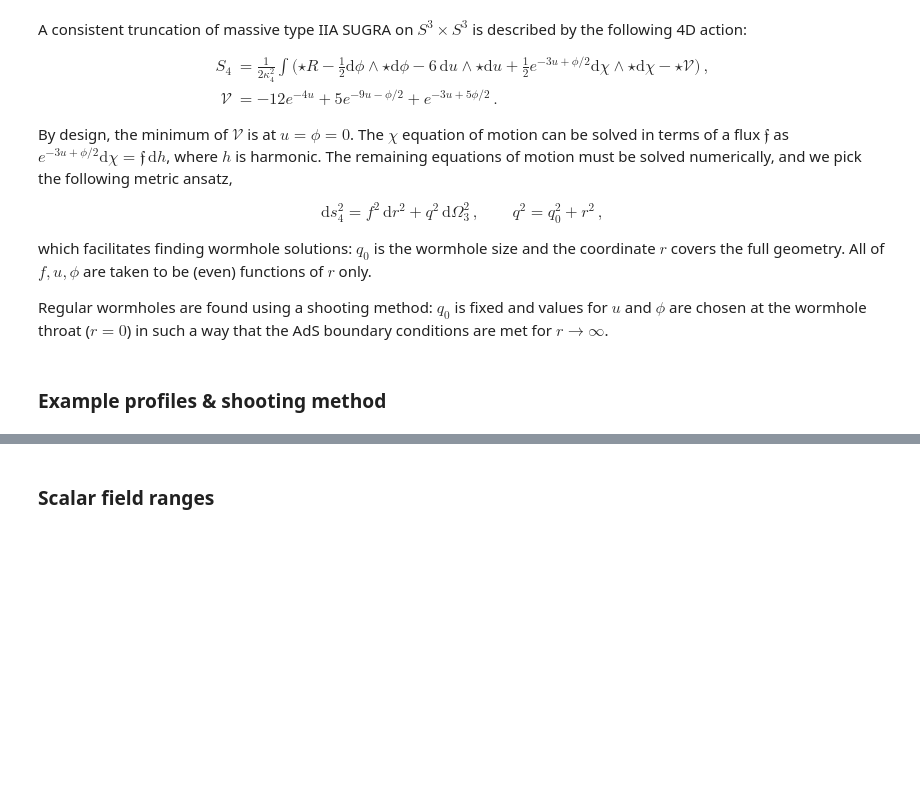
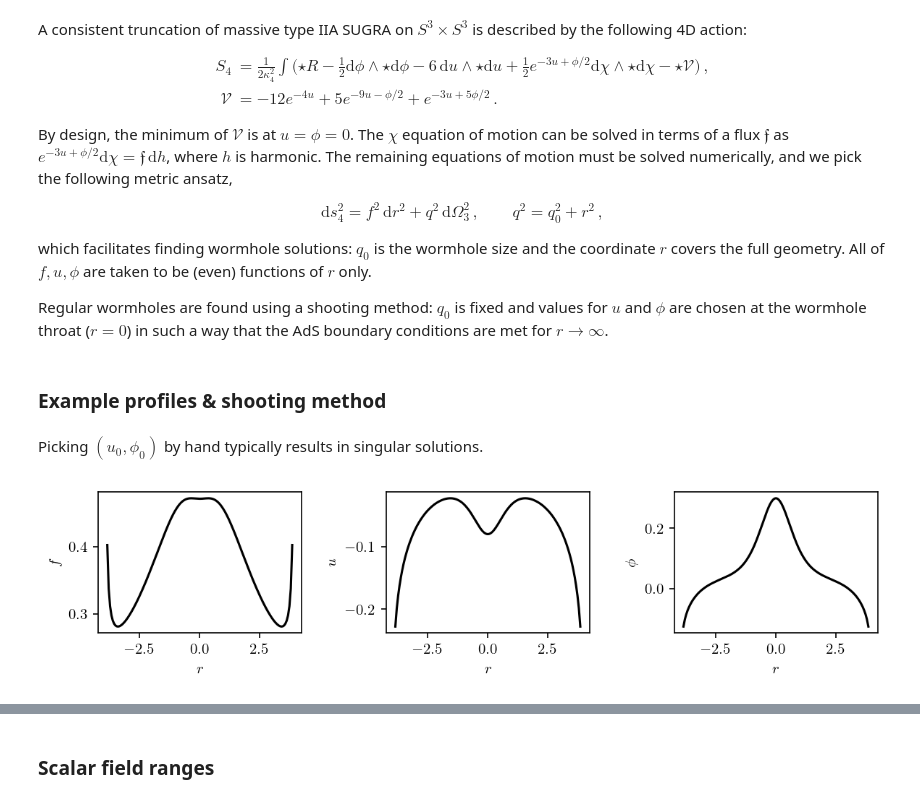
Before and after one commit to gloges/typeII-wormholes, a Jupyter notebook: wormholes.ipynb, the cells around one changed output, grey strips where cells are left out. Cells and saved outputs as stored; diff of their text form; code cells hidden in the pictures; blank space fills up the shorter version.

```diff
--- a/wormholes.ipynb
+++ b/wormholes.ipynb
@@ -42,4 +38,24 @@ which facilitates finding wormhole solutions: $q_0$ is the wormhole size and the
 Regular wormholes are found using a shooting method: $q_0$ is fixed and values for $u$ and $\phi$ are chosen at the wormhole throat ($r=0$) in such a way that the AdS boundary conditions are met for $r\to\infty$.
 # %% [markdown]
 ### Example profiles & shooting method
+# %% [markdown]
+Picking $(u_0,\phi_0)$ by hand typically results in singular solutions.
+# %%
+q0, rmax = 1, 5
+u0, φ0 = -0.08, 0.3
+
+soln = wh.solve_S3S3(q0, u0, φ0, rmax)
+r, f, u, ud, φ, φd, h, flux4 = wh.symmetrize_S3S3(soln)
+
+fig, axes = plt.subplots(1, 3, figsize=(8,2))
+
+for ax, y, label in zip(axes, [f, u, φ], ['$f$', '$u$', '$\phi$']):
+    ax.plot(r, y, 'k')
+    ax.set_xlabel('$r$')
+    ax.set_ylabel(label)
+
+plt.tight_layout()
+plt.show()
+# %% [output]
+[figure, added]
 # %% [markdown]
```
Also changed, not shown: parts of 15 cells of this notebook, 3 other files.
